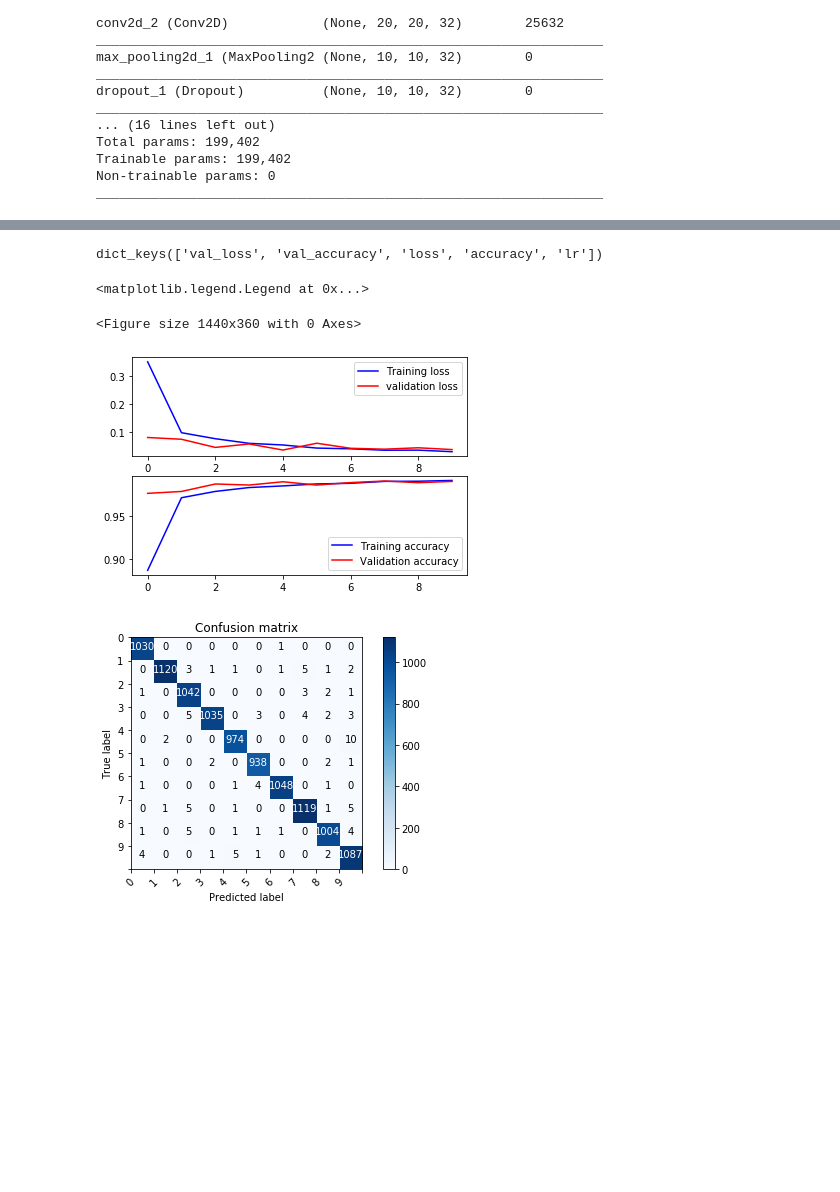
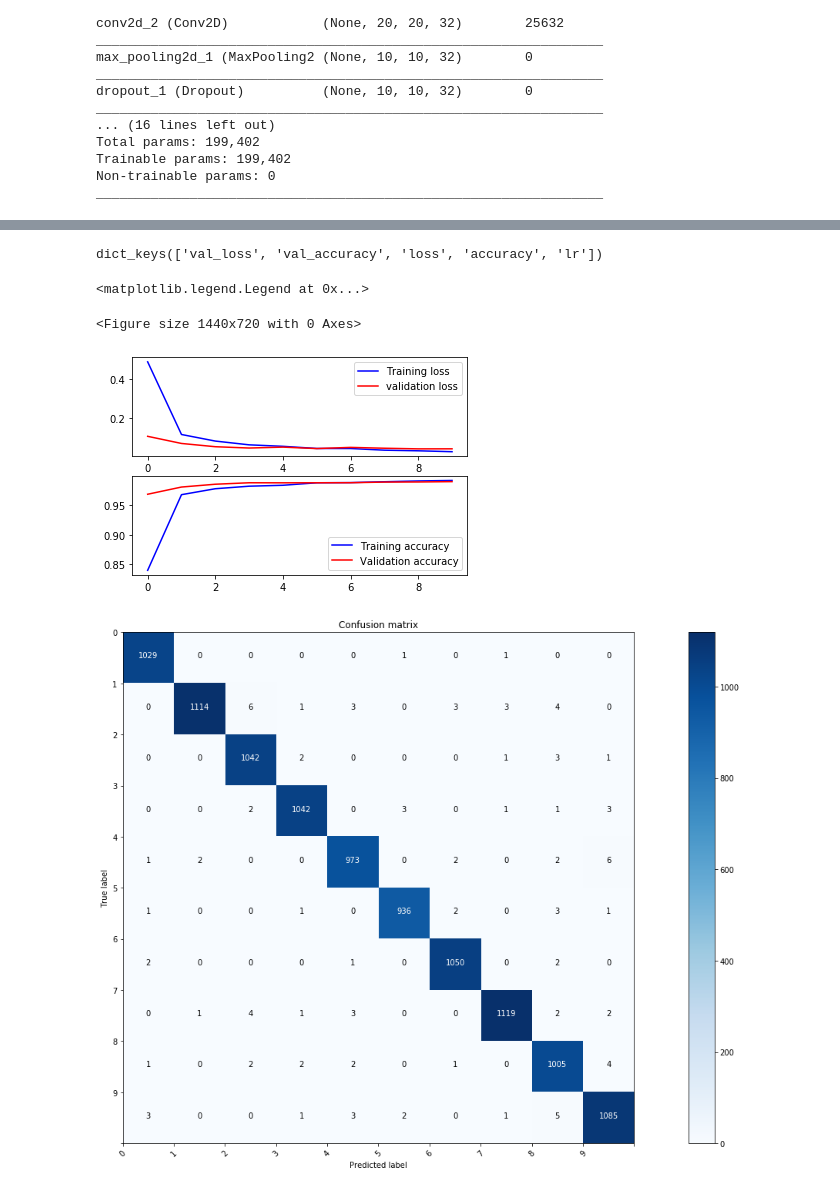
Before and after one commit to mamini89/digit_recognizer, a Jupyter notebook: digit_recongnizer.ipynb, the cells around one changed output, grey strips where cells are left out. Cells and saved outputs as stored; diff of their text form; code cells hidden in the pictures; blank space fills up the shorter version.

```diff
--- a/digit_recongnizer.ipynb
+++ b/digit_recongnizer.ipynb
@@ -97,7 +98,7 @@ model.compile(loss="categorical_crossentropy", optimizer=opt, metrics=["accuracy
 
 # train the model
 print("[INFO] training model...")
-history = model.fit(X_train, Y_train, validation_data=(X_val, Y_val), epochs=10, batch_size=32, callbacks=[reduce_lr])
+history = model.fit(X_train, Y_train, validation_data=(X_val, Y_val), epochs=10, batch_size=128, callbacks=[reduce_lr])
 # %% [output]
 [INFO] training model...
 Train on 31500 samples, validate on 10500 samples
@@ -119,7 +120,7 @@ Epoch 10/10
 # %%
 print(history.history.keys())
 # Plot the loss and accuracy curves for training and validation
-plt.figure(figsize=(20,5))
+plt.figure(figsize=(20,10))
 fig, ax = plt.subplots(2,1)
 ax[0].plot(history.history['loss'], color='b', label="Training loss")
 ax[0].plot(history.history['val_loss'], color='r', label="validation loss",axes =ax[0])
@@ -131,8 +132,8 @@ ax[1].legend()
 # %% [output]
 dict_keys(['val_loss', 'val_accuracy', 'loss', 'accuracy', 'lr'])
 <matplotlib.legend.Legend at 0x...>
-<Figure size 1440x360 with 0 Axes>
+<Figure size 1440x720 with 0 Axes>
-[figure, old version]
+[figure, new version]
 # %%
 def plot_confusion_matrix(cm, classes,
                           normalize=False,
@@ -142,36 +143,37 @@ def plot_confusion_matrix(cm, classes,
     This function prints and plots the confusion matrix.
     Normalization can be applied by setting `normalize=True`.
     """
+    plt.figure(figsize=(20,10))
     plt.imshow(cm, interpolation='nearest', cmap=cmap)
     plt.title(title)
     plt.colorbar()
     tick_marks = np.arange(-0.5, len(classes))
     plt.xticks(tick_marks, classes, rotation=45)
     plt.yticks(tick_marks, classes)
 
     if normalize:
         cm = cm.astype('float') / cm.sum(axis=1)[:, np.newaxis]
 
     thresh = cm.max() / 2.
     for i, j in itertools.product(range(cm.shape[0]), range(cm.shape[1])):
         plt.text(j, i, cm[i, j],
                  horizontalalignment="center",
                  color="white" if cm[i, j] > thresh else "black")
 
     plt.tight_layout()
     plt.ylabel('True label')
     plt.xlabel('Predicted label')
 
 
 # Predict the values from the validation dataset
 Y_pred = model.predict(X_val)
 # Convert predictions classes to one hot vectors
 Y_pred_classes = np.argmax(Y_pred,axis = 1)
 # Convert validation observations to one hot vectors
 Y_true = np.argmax(Y_val,axis = 1)
 # compute the confusion matrix
 confusion_mtx = confusion_matrix(Y_true, Y_pred_classes)
 # plot the confusion matrix
 plot_confusion_matrix(confusion_mtx, classes = range(10))
 # %% [output]
-[figure, old version]
+[figure, new version]
```
Also changed, not shown: parts of 3 cells of this notebook.
